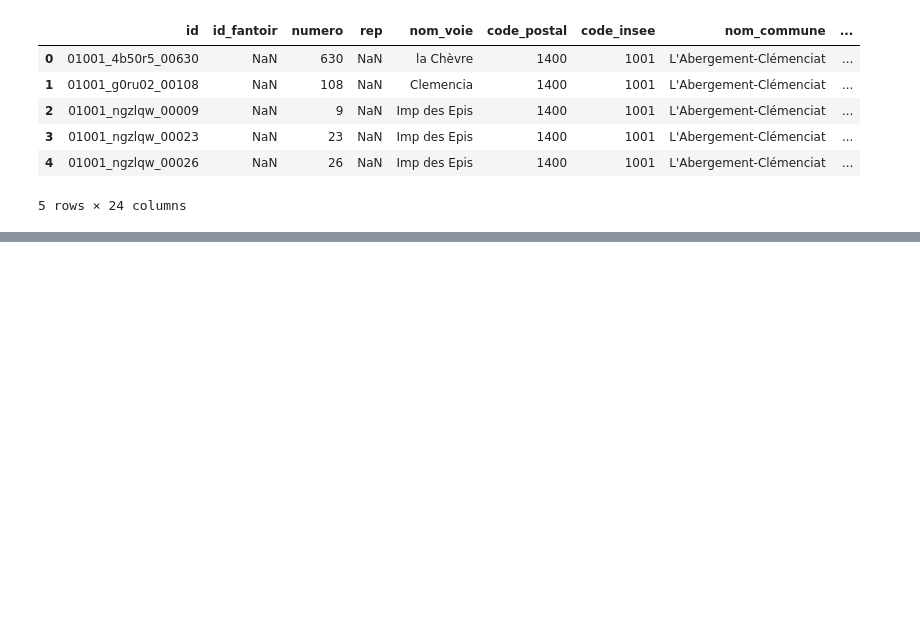
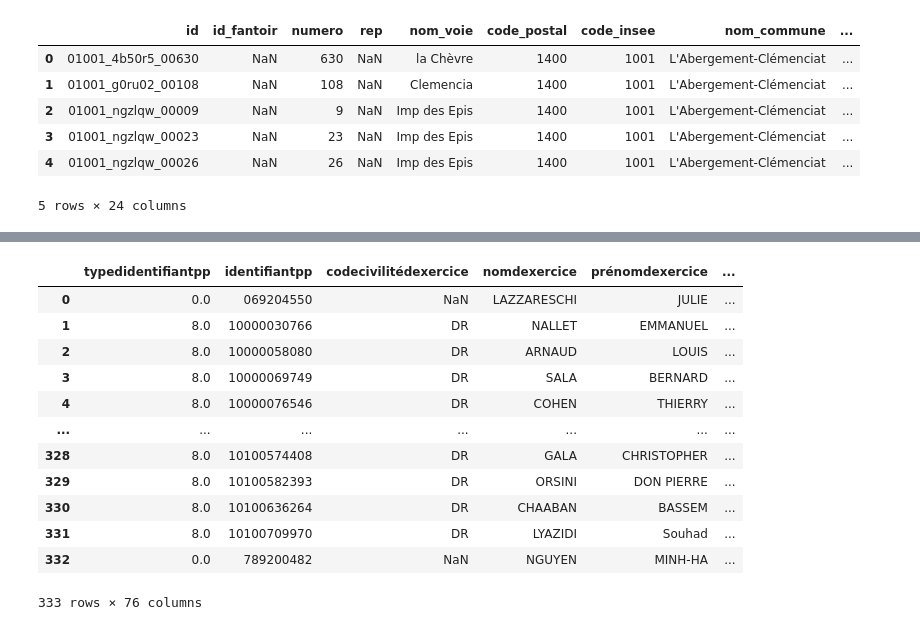
Before and after one commit to JulieBoyer/Econometrics, a Jupyter notebook: traitement_donnees.ipynb, the cells around one changed output, grey strips where cells are left out. Cells and saved outputs as stored; diff of their text form; code cells hidden in the pictures; blank space fills up the shorter version.

Commit message:
merge avec nb docteur par dep

```diff
--- a/traitement_donnees.ipynb
+++ b/traitement_donnees.ipynb
@@ -391,0 +386,11 @@ Name: count, dtype: int64
+# %%
+def departement(codepostal):
+    code = int(codepostal)/1000
+    if int(code) == 97 :
+        return(str(int(codepostal/100)))
+    if int(code) < 10 :
+        return('0'+str(int(code)))
+    return (str(int(code)))
+# %%
+df_sans_nan_dup_dep.loc[:, 'code dépar'] = df_sans_nan_dup_dep['codepostalcoordstructure'].apply(departement)
+df_sans_nan_dup_dep['code dépar']
@@ -464,0 +477,18 @@ ban.head()
+# %%
+data_avec_concu = df_sans_nan_dup_dep.merge(concu, left_on='code dépar', right_on='Code Département',how='inner')
+# %%
+data_avec_concu
+# %% [output]
+|  | typedidentifiantpp | identifiantpp | codecivilitédexercice | nomdexercice | prénomdexercice | ... |
+| 0 | 0.0 | 069204550 | NaN | LAZZARESCHI | JULIE | ... |
+| 1 | 8.0 | 10000030766 | DR | NALLET | EMMANUEL | ... |
+| 2 | 8.0 | 10000058080 | DR | ARNAUD | LOUIS | ... |
+| 3 | 8.0 | 10000069749 | DR | SALA | BERNARD | ... |
+| 4 | 8.0 | 10000076546 | DR | COHEN | THIERRY | ... |
+| ... | ... | ... | ... | ... | ... | ... |
+| 328 | 8.0 | 10100574408 | DR | GALA | CHRISTOPHER | ... |
+| 329 | 8.0 | 10100582393 | DR | ORSINI | DON PIERRE | ... |
+| 330 | 8.0 | 10100636264 | DR | CHAABAN | BASSEM | ... |
+| 331 | 8.0 | 10100709970 | DR | LYAZIDI | Souhad | ... |
+| 332 | 0.0 | 789200482 | NaN | NGUYEN | MINH-HA | ... |
+333 rows × 76 columns
```
Also changed, not shown: parts of 27 cells of this notebook.
